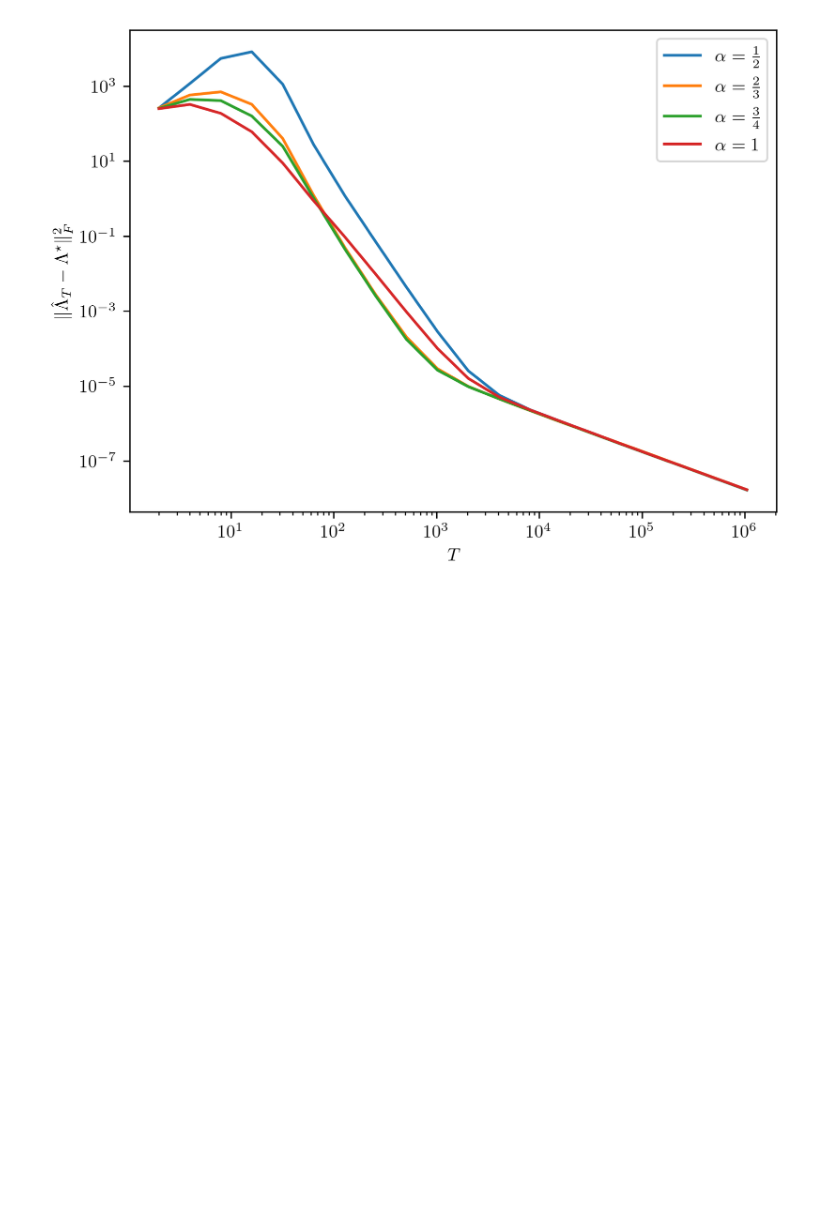
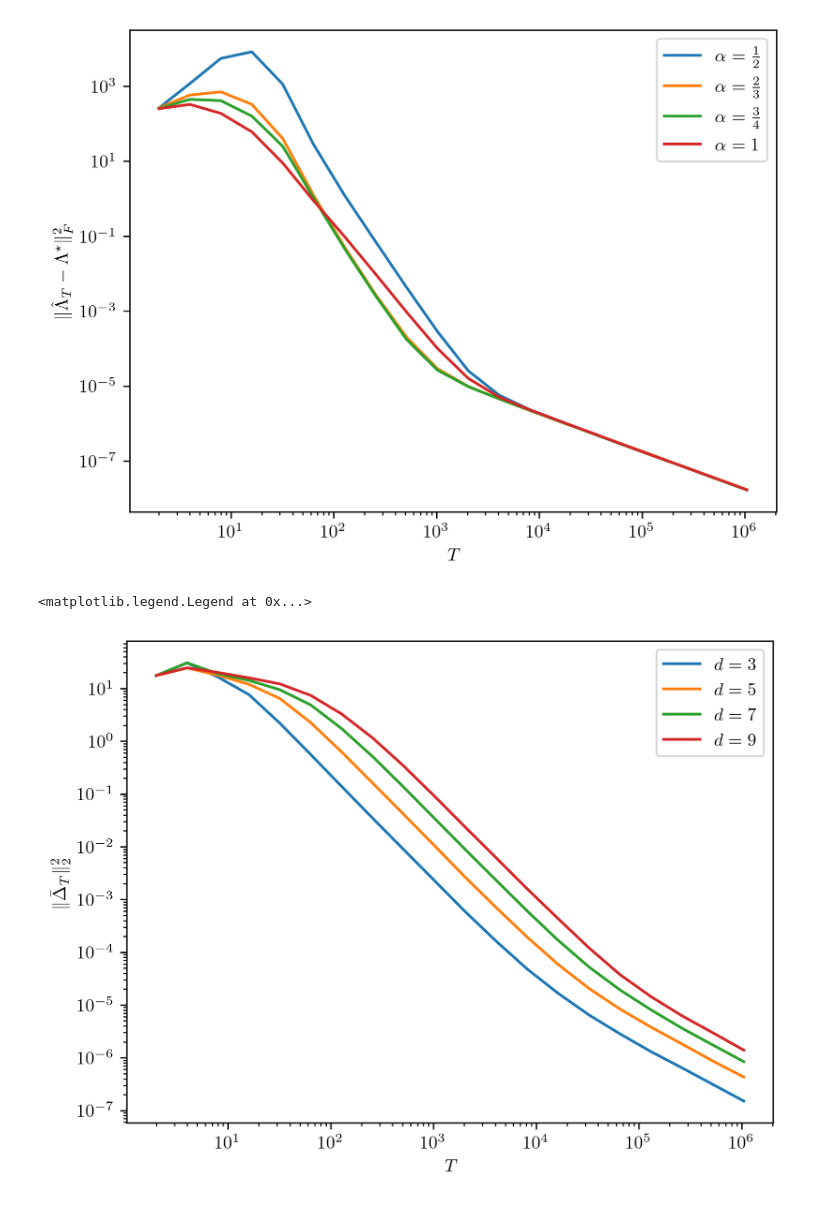
Before and after one commit to Weichen-Wu-1996/TD_inference, a Jupyter notebook: reproduce_plots.ipynb, the cells around one changed output. Drawn from its saved outputs; the diff is of its cells as text; code cells hidden in the pictures; blank space fills up the shorter version.

Commit message:
Update plots

```diff
--- a/reproduce_plots.ipynb
+++ b/reproduce_plots.ipynb
@@ -101,3 +101,34 @@ plt.xscale('log')
 plt.yscale('log')
 # %% [output]
 [figure]
+# %%
+# Load data for different feature dimensions
+# d = 5
+MRP_params6 = np.load('results/06/MRP.npz')
+iid_results6 = np.load('results/06/iid_results.npz')
+# d = 7
+MRP_params7 = np.load('results/07/MRP.npz')
+iid_results7 = np.load('results/07/iid_results.npz')
+# d = 9
+MRP_params8 = np.load('results/08/MRP.npz')
+iid_results8 = np.load('results/08/iid_results.npz')
+# %%
+# Figure 3(b)
+
+plt.rcParams['text.usetex'] = True
+plt.figure(dpi = 300)
+q = 0.95
+
+plot_utils.plot_L2_norm_quantiles(iid_results1, q, label = r'$d=3$')
+plot_utils.plot_L2_norm_quantiles(iid_results6, q, label = r'$d=5$')
+plot_utils.plot_L2_norm_quantiles(iid_results7, q, label = r'$d=7$')
+plot_utils.plot_L2_norm_quantiles(iid_results8, q, label = r'$d=9$')
+
+plt.xscale('log')
+plt.yscale('log')
+plt.xlabel(r'$T$')
+plt.ylabel(r'$\|\bar{\Delta}_T\|_2^2$')
+plt.legend()
+# %% [output]
+<matplotlib.legend.Legend at 0x...>
+[figure, added]
```
Also changed, not shown: parts of 3 cells of this notebook, 4 other files.
